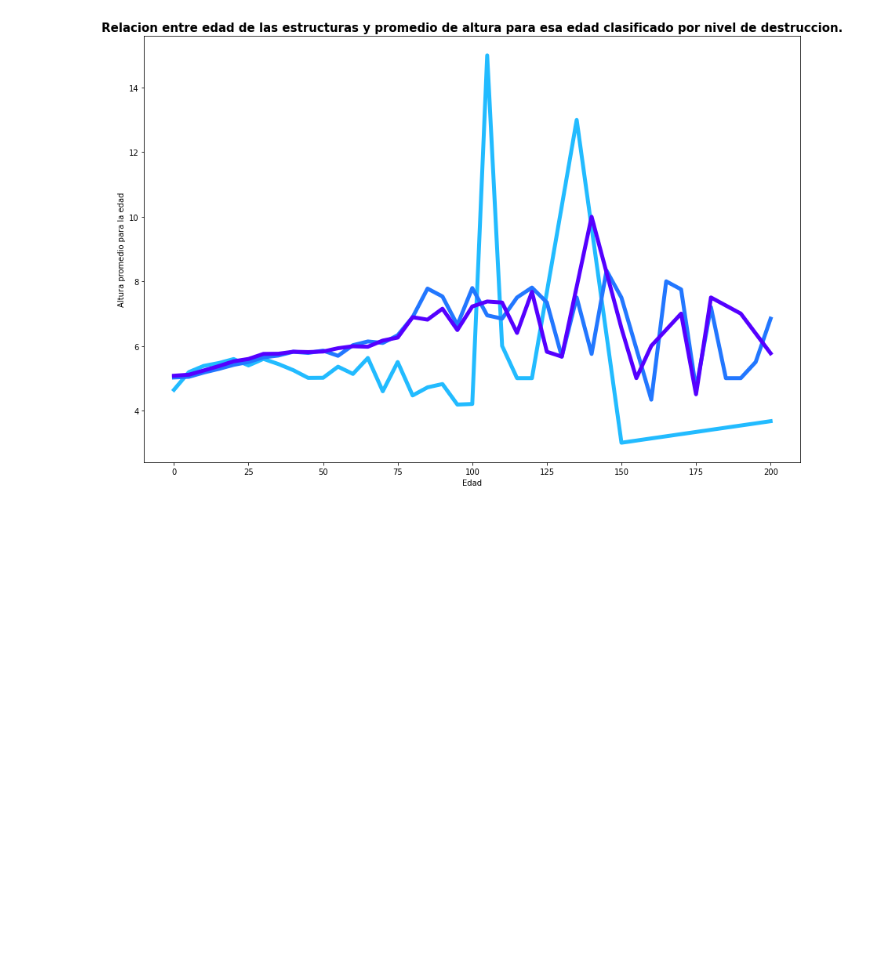
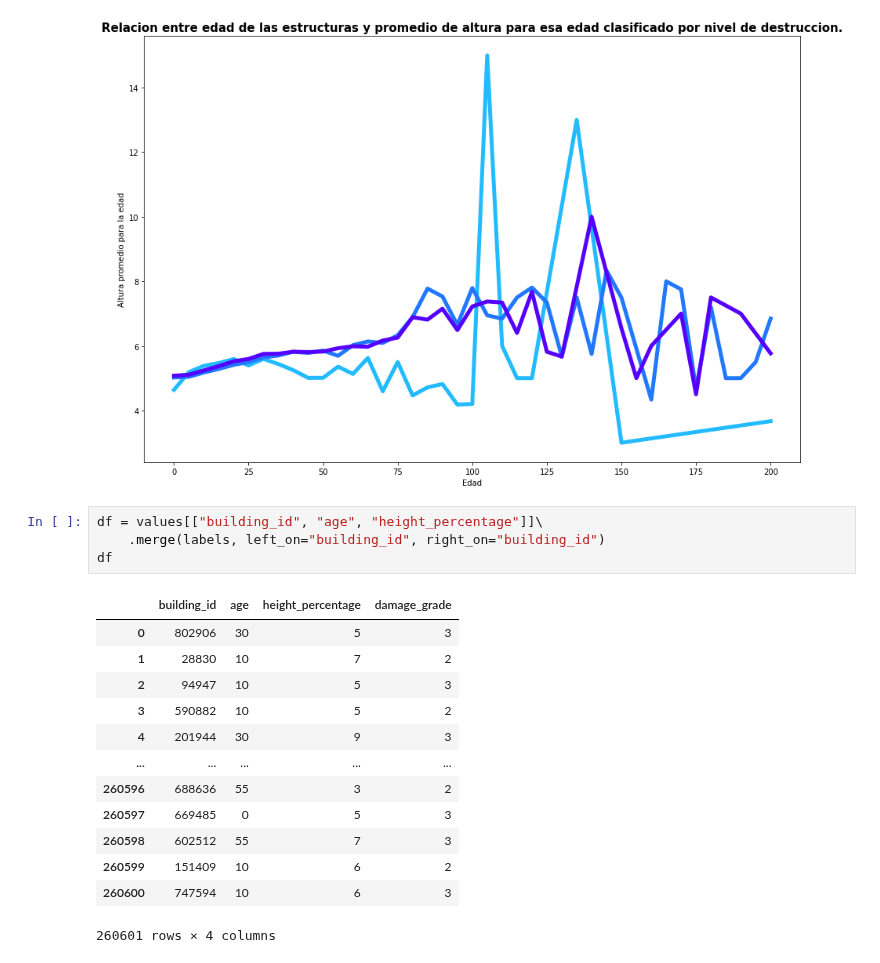
Before and after one commit to joaquinfontela/OrganizacionDeDatos-TP1, a Jupyter notebook: src/Correlations.ipynb, the cells around one changed output. Saved outputs shown, nothing was run; the diff lists cells and outputs as text; blank space fills up the shorter version.

```diff
--- a/src/Correlations.ipynb
+++ b/src/Correlations.ipynb
@@ -316,6 +316,24 @@ Try using .loc[row_indexer,col_indexer] = value instead
 See the caveats in the documentation: https://pandas.pydata.org/pandas-docs/stable/user_guide/indexing.html#returning-a-view-versus-a-copy
   df_damage_3["avg height for age"] = df_damage_3.groupby("age")["height_percentage"].transform("mean")
 [figure]
+# %%
+df = values[["building_id", "age", "height_percentage"]]\
+    .merge(labels, left_on="building_id", right_on="building_id")
+df
+# %% [output]
+|  | building_id | age | height_percentage | damage_grade |
+| 0 | 802906 | 30 | 5 | 3 |
+| 1 | 28830 | 10 | 7 | 2 |
+| 2 | 94947 | 10 | 5 | 3 |
+| 3 | 590882 | 10 | 5 | 2 |
+| 4 | 201944 | 30 | 9 | 3 |
+| ... | ... | ... | ... | ... |
+| 260596 | 688636 | 55 | 3 | 2 |
+| 260597 | 669485 | 0 | 5 | 3 |
+| 260598 | 602512 | 55 | 7 | 3 |
+| 260599 | 151409 | 10 | 6 | 2 |
+| 260600 | 747594 | 10 | 6 | 3 |
+260601 rows × 4 columns
 # %%
 df = values[["building_id", "age", "height_percentage"]]\
     .merge(labels, left_on="building_id", right_on="building_id")
```
Also changed, not shown: parts of 2 cells of this notebook, 2 other files.
